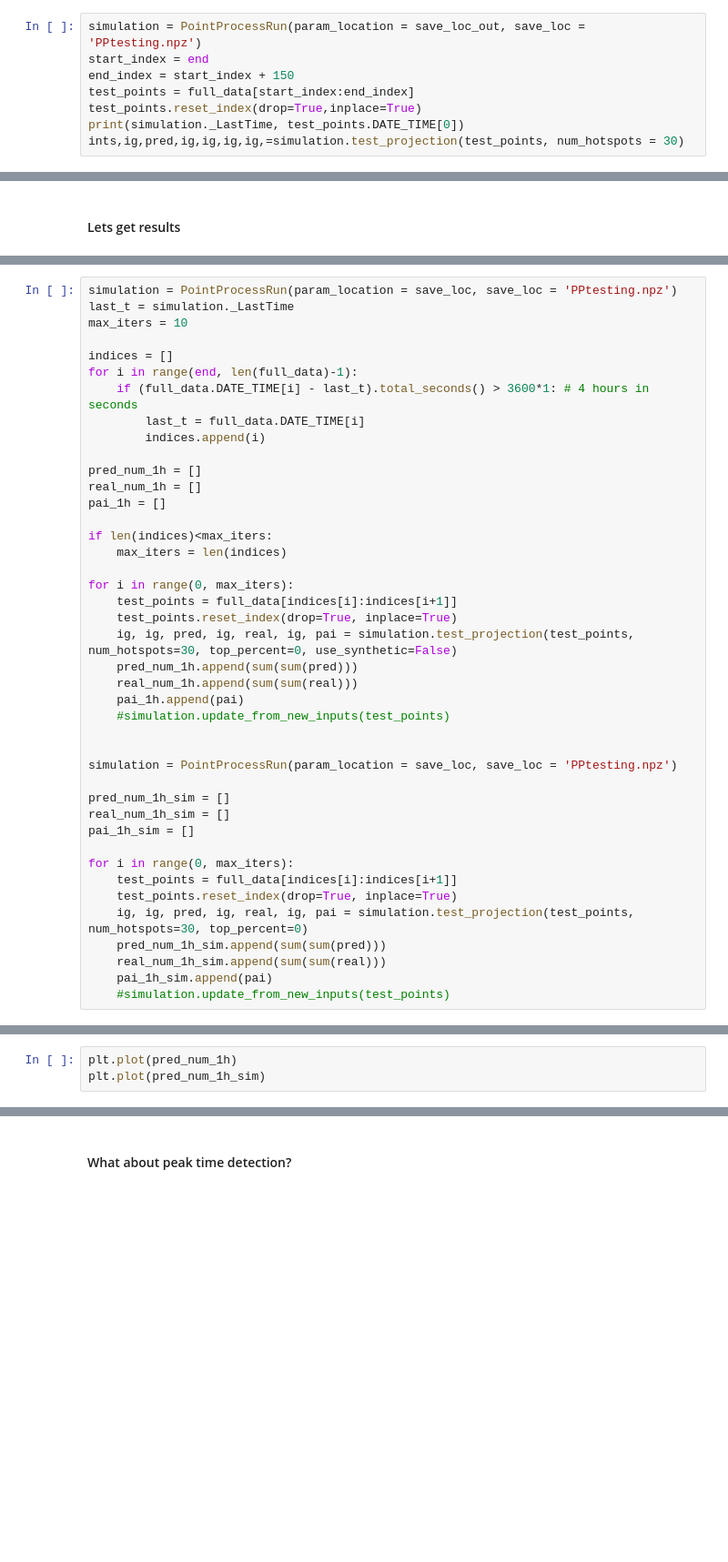
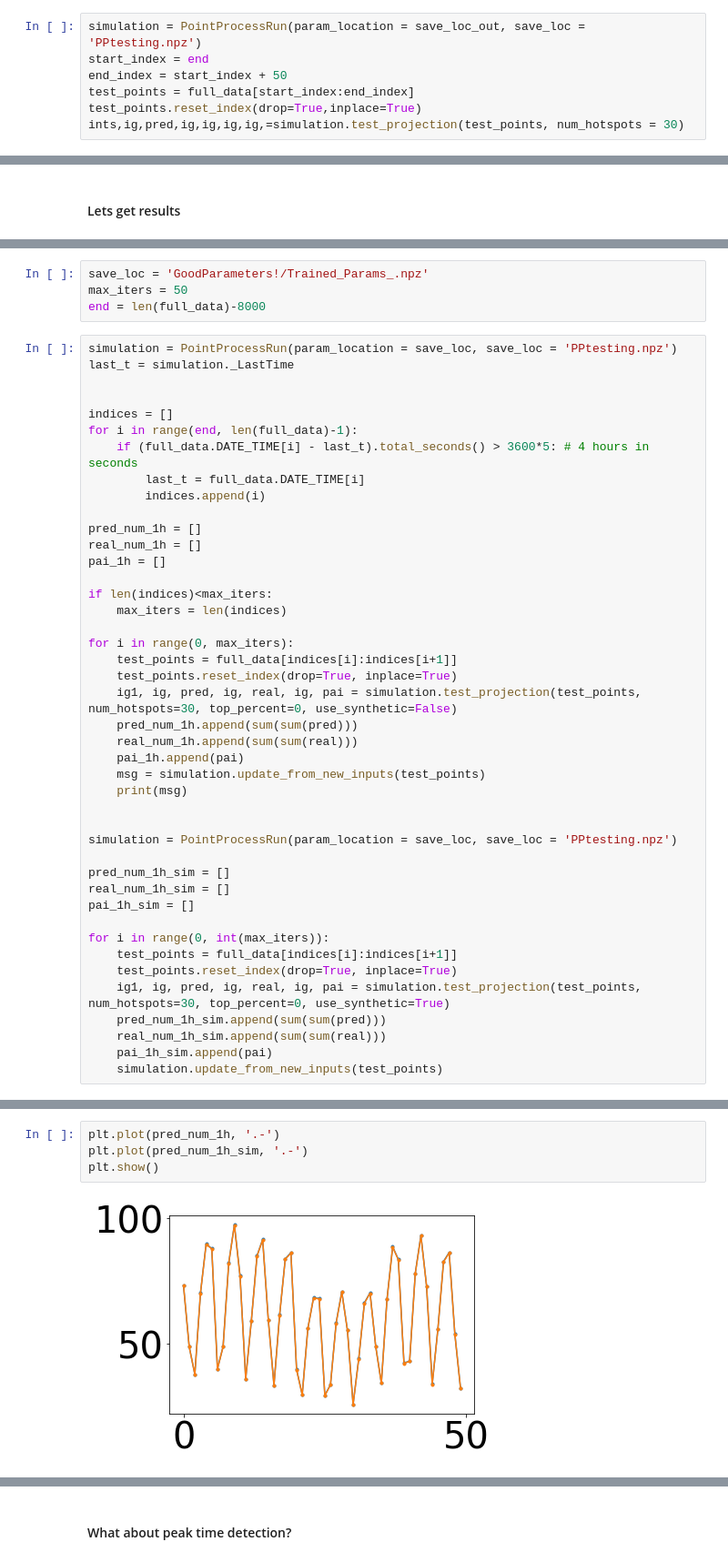
Before and after one commit to rjhosler/IUPUI-REU, a Jupyter notebook: Point Process Training w Class.ipynb, the cells around one changed output, grey strips where cells are left out. Shown at 91% size. Drawn from its saved outputs; the diff is of its cells as text; blank space fills up the shorter version.

```diff
--- a/Point Process Training w Class.ipynb
+++ b/Point Process Training w Class.ipynb
@@ -62,8 +156,7 @@ all_events.model_hotspot_examine(20)
 # %%
 simulation = PointProcessRun(param_location = save_loc_out, save_loc = 'PPtesting.npz')
 start_index = end
-end_index = start_index + 150
+end_index = start_index + 50
 test_points = full_data[start_index:end_index]
 test_points.reset_index(drop=True,inplace=True)
-print(simulation._LastTime, test_points.DATE_TIME[0])
 ints,ig,pred,ig,ig,ig,ig,=simulation.test_projection(test_points, num_hotspots = 30)
@@ -78,11 +205,15 @@ save_loc = save_loc_out
+# %%
+save_loc = 'GoodParameters!/Trained_Params_.npz'
+max_iters = 50
+end = len(full_data)-8000
 # %%
 simulation = PointProcessRun(param_location = save_loc, save_loc = 'PPtesting.npz')
 last_t = simulation._LastTime
-max_iters = 10
+
 
 indices = []
 for i in range(end, len(full_data)-1):
-    if (full_data.DATE_TIME[i] - last_t).total_seconds() > 3600*1: # 4 hours in seconds
+    if (full_data.DATE_TIME[i] - last_t).total_seconds() > 3600*5: # 4 hours in seconds
         last_t = full_data.DATE_TIME[i]
         indices.append(i)
 
@@ -96,11 +227,12 @@ if len(indices)<max_iters:
 for i in range(0, max_iters):
     test_points = full_data[indices[i]:indices[i+1]]
     test_points.reset_index(drop=True, inplace=True)
-    ig, ig, pred, ig, real, ig, pai = simulation.test_projection(test_points, num_hotspots=30, top_percent=0, use_synthetic=False)
+    ig1, ig, pred, ig, real, ig, pai = simulation.test_projection(test_points, num_hotspots=30, top_percent=0, use_synthetic=False)
     pred_num_1h.append(sum(sum(pred)))
     real_num_1h.append(sum(sum(real)))
     pai_1h.append(pai)
-    #simulation.update_from_new_inputs(test_points)
+    msg = simulation.update_from_new_inputs(test_points)
+    print(msg)
 
 
 simulation = PointProcessRun(param_location = save_loc, save_loc = 'PPtesting.npz')
@@ -109,11 +241,11 @@ pred_num_1h_sim = []
 real_num_1h_sim = []
 pai_1h_sim = []
 
-for i in range(0, max_iters):
+for i in range(0, int(max_iters)):
     test_points = full_data[indices[i]:indices[i+1]]
     test_points.reset_index(drop=True, inplace=True)
-    ig, ig, pred, ig, real, ig, pai = simulation.test_projection(test_points, num_hotspots=30, top_percent=0)
+    ig1, ig, pred, ig, real, ig, pai = simulation.test_projection(test_points, num_hotspots=30, top_percent=0, use_synthetic=True)
     pred_num_1h_sim.append(sum(sum(pred)))
     real_num_1h_sim.append(sum(sum(real)))
     pai_1h_sim.append(pai)
-    #simulation.update_from_new_inputs(test_points)
+    simulation.update_from_new_inputs(test_points)
@@ -120,6 +292,9 @@ for i in range(0, max_iters):
 # %%
-plt.plot(pred_num_1h)
-plt.plot(pred_num_1h_sim)
+plt.plot(pred_num_1h, '.-')
+plt.plot(pred_num_1h_sim, '.-')
+plt.show()
+# %% [output]
+[figure, added]
 # %%
 #print(pred_num_4h, real_num_4h, pai_4h)
 print(np.mean(pred_num_1h), np.mean(real_num_1h), np.mean(pai_1h),
```
Also changed, not shown: parts of 39 cells of this notebook.
